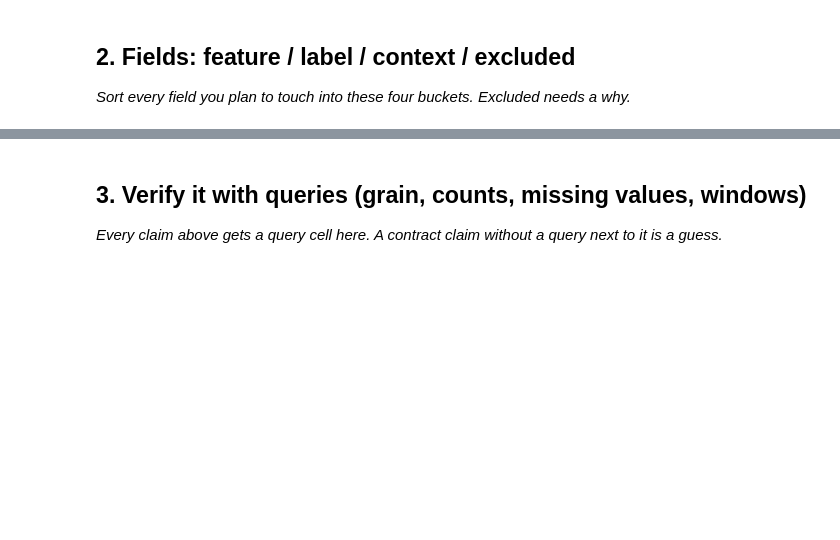
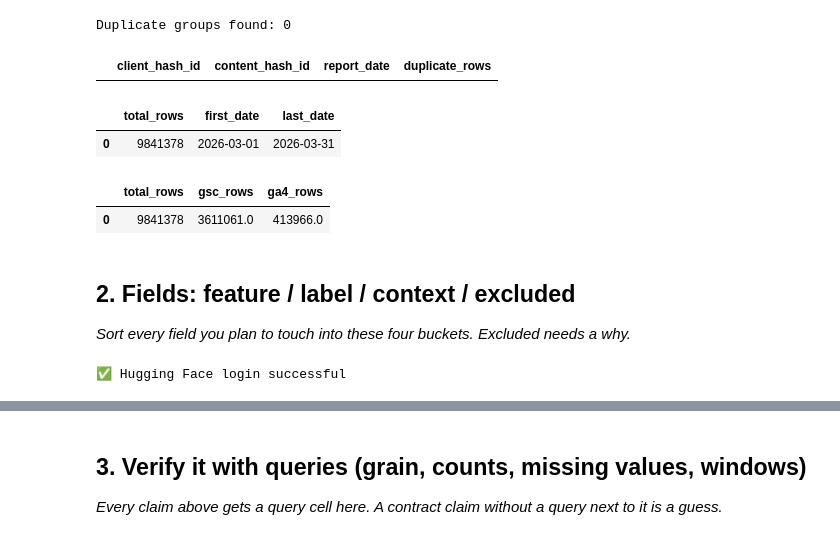
Before and after one commit to pratham6306/ml-internship-flyrank, a Jupyter notebook: work/notebooks/w03_data_contract.ipynb, the cells around one changed output, grey strips where cells are left out. Saved outputs shown, nothing was run; the diff lists cells and outputs as text; code cells hidden in the pictures; blank space fills up the shorter version.

```diff
--- a/work/notebooks/w03_data_contract.ipynb
+++ b/work/notebooks/w03_data_contract.ipynb
@@ -13,4 +47,66 @@ This skeleton is yours to fill. Work the sections **in order** — each one has
+# %%
+grain_check = con.execute(f"""
+SELECT
+    client_hash_id,
+    content_hash_id,
+    report_date,
+    COUNT(*) AS duplicate_rows
+FROM read_parquet('{march_path}')
+GROUP BY
+    client_hash_id,
+    content_hash_id,
+    report_date
+HAVING COUNT(*) > 1
+LIMIT 5
+""").df()
+
+print("Duplicate groups found:", len(grain_check))
+display(grain_check)
+# %% [output]
+Duplicate groups found: 0
+|  | client_hash_id | content_hash_id | report_date | duplicate_rows |
+# %%
+summary = con.execute(f"""
+SELECT
+    COUNT(*) AS total_rows,
+    MIN(report_date) AS first_date,
+    MAX(report_date) AS last_date
+FROM read_parquet('{march_path}')
+""").df()
+
+summary
+# %% [output]
+|  | total_rows | first_date | last_date |
+| 0 | 9841378 | 2026-03-01 | 2026-03-31 |
+# %%
+availability = con.execute(f"""
+SELECT
+    COUNT(*) AS total_rows,
+    SUM(CASE WHEN gsc_data_available IS TRUE THEN 1 ELSE 0 END) AS gsc_rows,
+    SUM(CASE WHEN ga4_data_available IS TRUE THEN 1 ELSE 0 END) AS ga4_rows
+FROM read_parquet('{march_path}')
+""").df()
+
+availability
+# %% [output]
+|  | total_rows | gsc_rows | ga4_rows |
+| 0 | 9841378 | 3611061.0 | 413966.0 |
 # %% [markdown]
 ## 2. Fields: feature / label / context / excluded
 
 *Sort every field you plan to touch into these four buckets. Excluded needs a why.*
+# %%
+import os
+from huggingface_hub import login
+from google.colab import userdata
+
+HF_TOKEN = userdata.get("HF_TOKEN")
+
+login(token=HF_TOKEN)
+
+# Make the token available to DuckDB
+os.environ["HF_TOKEN"] = HF_TOKEN
+
+print("✅ Hugging Face login successful")
+# %% [output]
+✅ Hugging Face login successful
```
Also changed, not shown: parts of 11 cells of this notebook.
